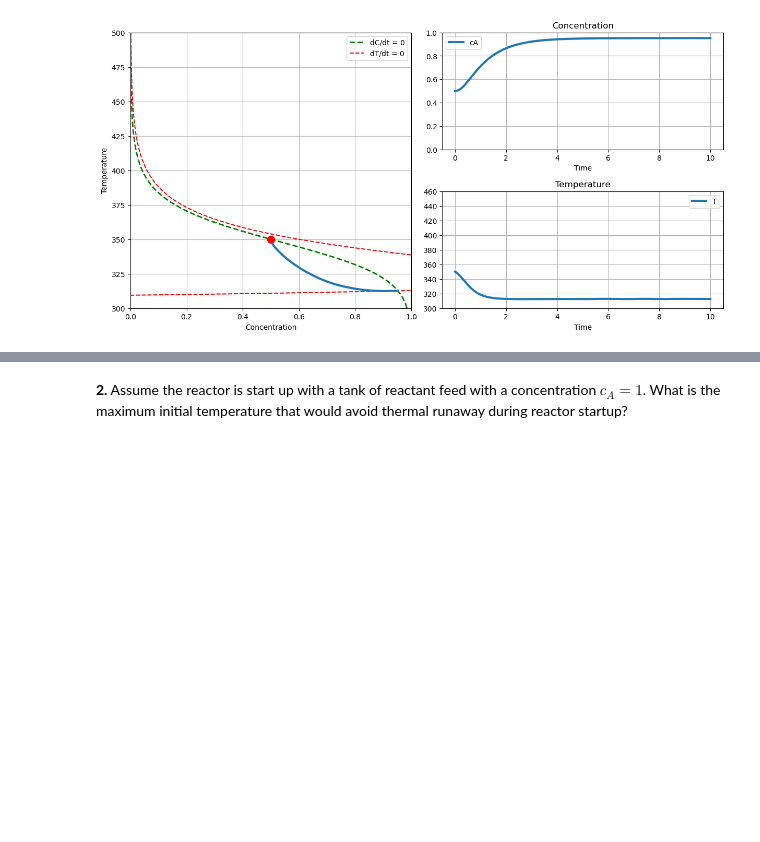
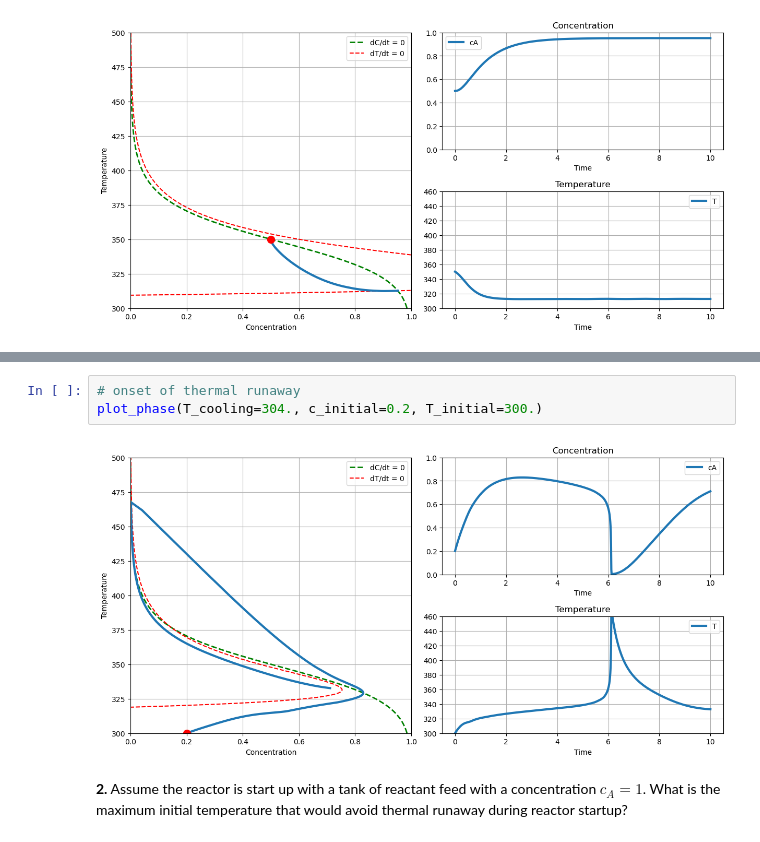
Before and after one commit to jckantor/cbe30338-book, a Jupyter notebook: notebooks/02.07-Exothermic-CSTR.ipynb, the cells around one changed output, grey strips where cells are left out. Saved outputs shown, nothing was run; the diff lists cells and outputs as text; blank space fills up the shorter version.

```diff
--- a/notebooks/02.07-Exothermic-CSTR.ipynb
+++ b/notebooks/02.07-Exothermic-CSTR.ipynb
@@ -308,3 +311,8 @@ plot_phase(T_cooling=290., c_initial=0.5, T_initial=350.)
+# %%
+# onset of thermal runaway
+plot_phase(T_cooling=304., c_initial=0.2, T_initial=300.)
+# %% [output]
+[figure, added]
 # %% [markdown]
 
 **2.** Assume the reactor is start up with a tank of reactant feed with a concentration $c_A = 1$. What is the maximum initial temperature that would avoid thermal runaway during reactor startup?
```
Also changed, not shown: parts of 5 cells of this notebook.
